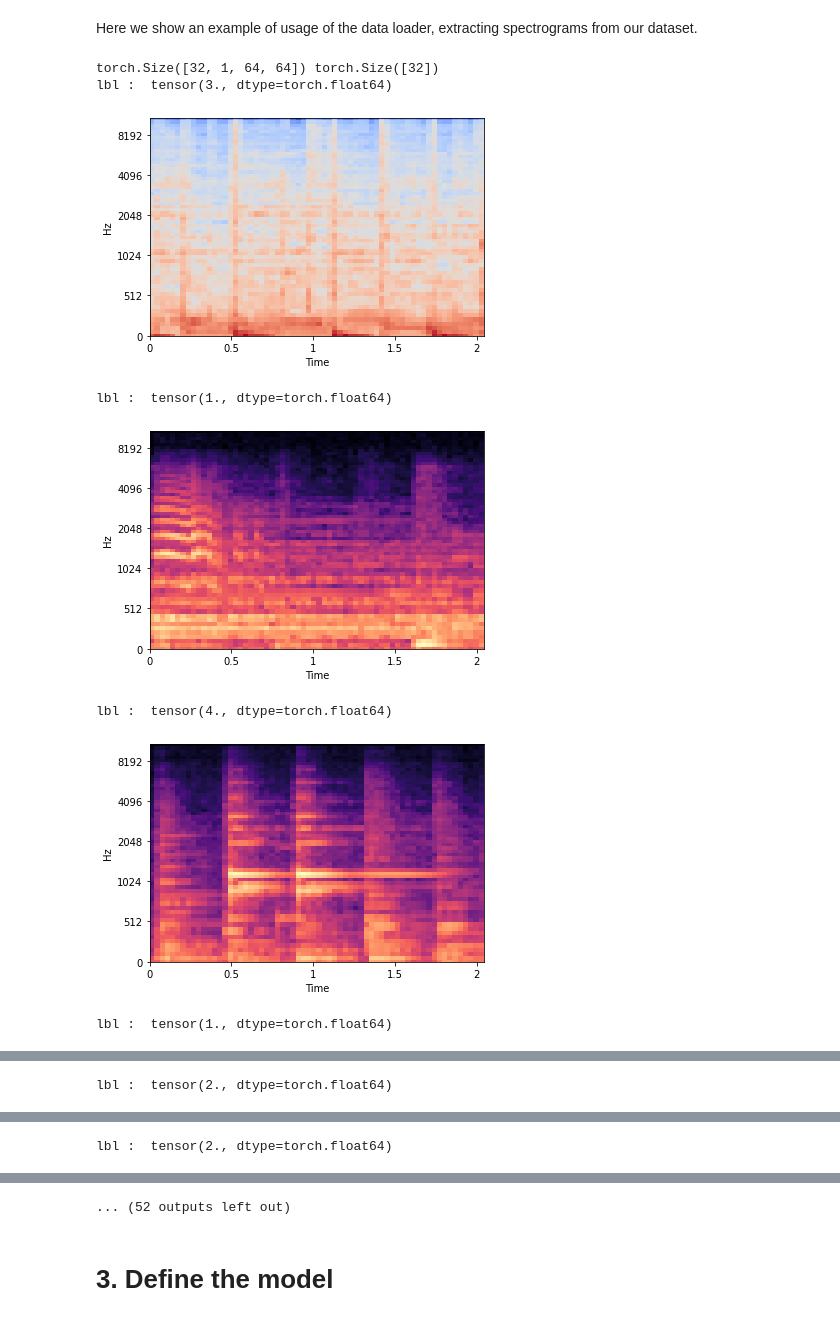
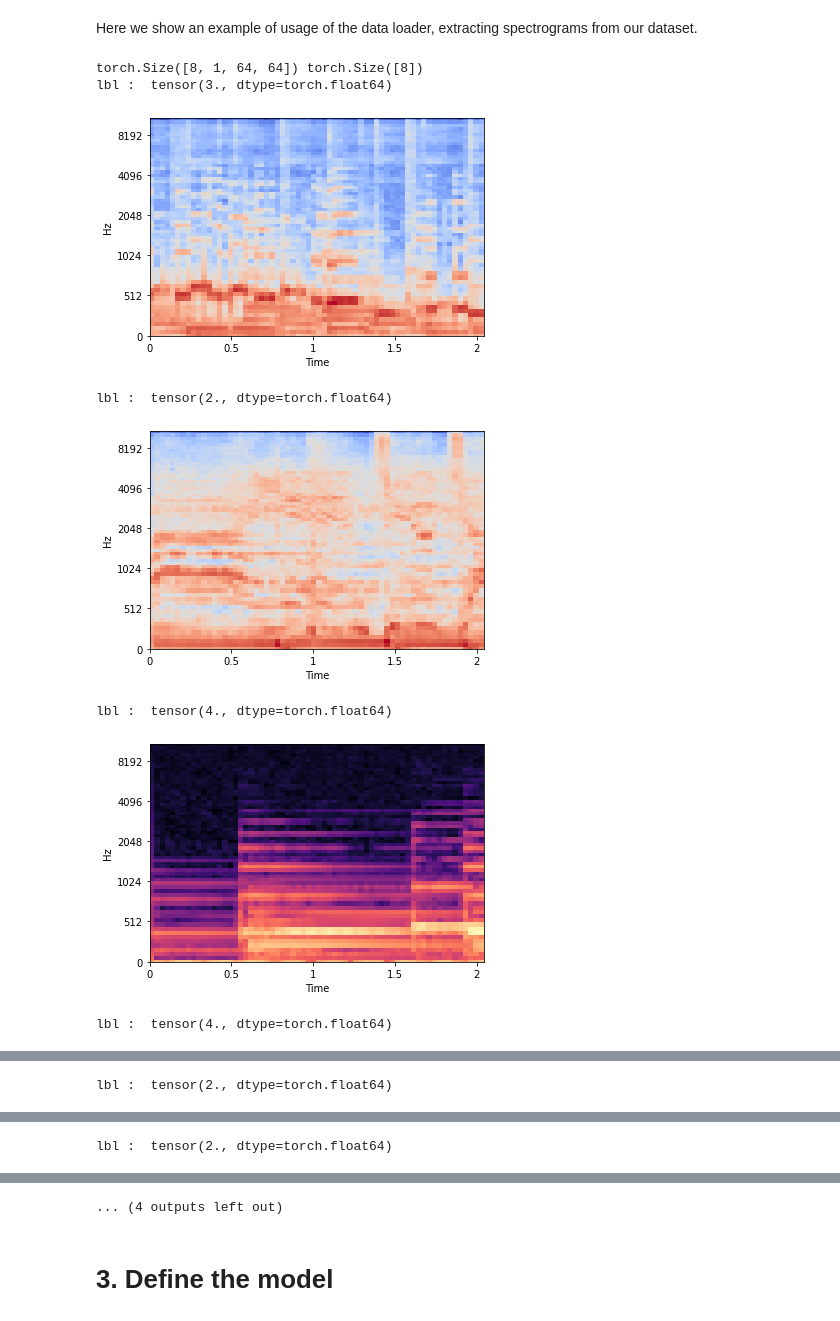
Before and after one commit to claudia-hm/IRMAS_Deep_Learning, a Jupyter notebook: IRMAS_Deep_Learning.ipynb, the cells around one changed output, grey strips where cells are left out. Saved outputs shown, nothing was run; the diff lists cells and outputs as text; code cells hidden in the pictures.

```diff
--- a/IRMAS_Deep_Learning.ipynb
+++ b/IRMAS_Deep_Learning.ipynb
@@ -276,26 +273,26 @@ class IRMAS(torch.utils.data.Dataset):
 # %% [markdown]
 We instantiate the dataset for training and the train_loader.
 # %%
-IRMASTrain = IRMAS(X_train, y_train)
-train_loader = torch.utils.data.DataLoader(dataset=IRMASTrain,
-                                               batch_size=32,
+IRMAS_example = IRMAS(X_train, y_train)
+example_loader = torch.utils.data.DataLoader(dataset=IRMAS_example,
+                                               batch_size=8,
                                                shuffle=True)
 # %% [markdown]
 Here we show an example of usage of the data loader, extracting spectrograms from our dataset.
 # %%
-for images, labels in train_loader:
+for images, labels in example_loader:
   print(images.shape, labels.shape) #images, labels shape
   for img,lbl in zip(images,labels):
     print('lbl : ',lbl)
     librosa.display.specshow(img.squeeze().numpy(), sr=16000, x_axis='time', y_axis='mel')
     plt.show()
   break
 # %% [output]
-torch.Size([32, 1, 64, 64]) torch.Size([32])
+torch.Size([8, 1, 64, 64]) torch.Size([8])
 lbl :  tensor(3., dtype=torch.float64)
-[figure, old version]
+[figure, new version]
-lbl :  tensor(1., dtype=torch.float64)
+lbl :  tensor(2., dtype=torch.float64)
-[figure, old version]
+[figure, new version]
 lbl :  tensor(4., dtype=torch.float64)
-[figure, old version]
+[figure, new version]
-lbl :  tensor(1., dtype=torch.float64)
+lbl :  tensor(4., dtype=torch.float64)
@@ -307,4 +304,4 @@ lbl :  tensor(2., dtype=torch.float64)
-... (52 outputs left out)
+... (4 outputs left out)
 # %% [markdown]
 # 3. Define the model
 # %% [markdown]
```
Also changed, not shown: parts of 7 cells of this notebook.
